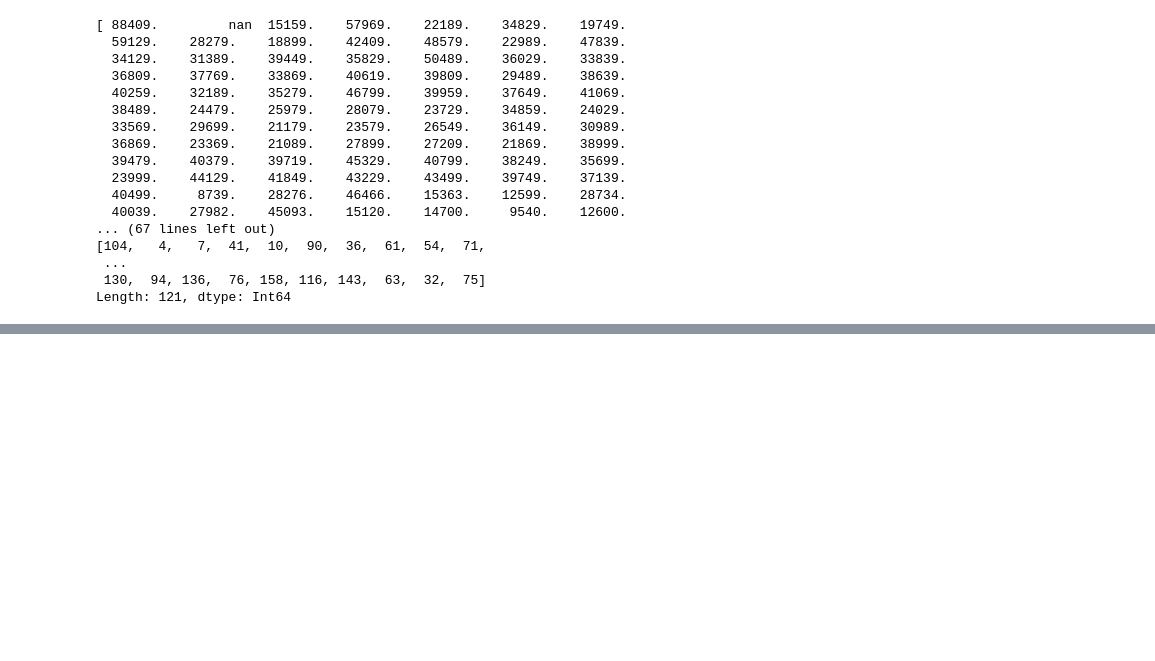
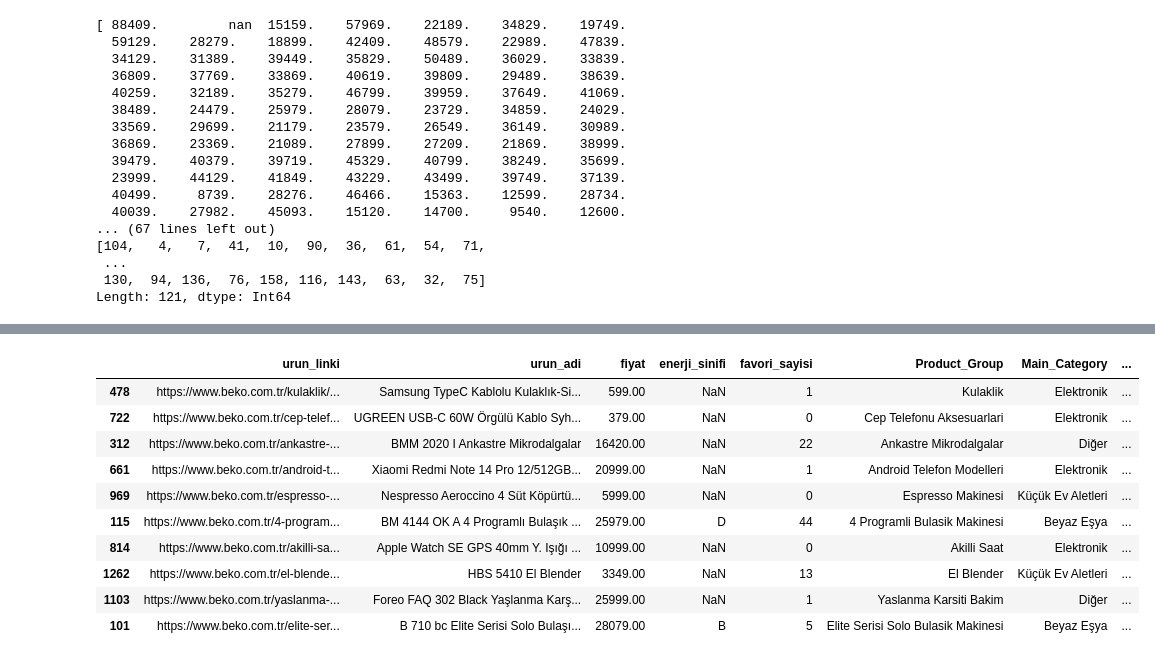
Before and after one commit to betultgumus/ybst-veri-bilimi, a Jupyter notebook: beko/notebooks/1_veri_temizleme.ipynb, the cells around one changed output, grey strips where cells are left out. Drawn from its saved outputs; the diff is of its cells as text; code cells hidden in the pictures; blank space fills up the shorter version.

Commit message:
beko ve sikayet var veriler düzenlendi

```diff
--- a/beko/notebooks/1_veri_temizleme.ipynb
+++ b/beko/notebooks/1_veri_temizleme.ipynb
@@ -381,0 +735,2 @@ df.head()
+# %%
+df.drop(columns=['teknik_ozellikler', 'teknik_ozellikler_dict'], inplace=True)
@@ -381,0 +1163,38 @@ df.head()
+# %%
+# Su Hazanesi - Su Tankı
+
+def kapasite_duzelt(deger):
+    if pd.isna(deger):
+        return deger
+
+    # Sayıyı ve birimi ayırmak için regex (Örn: "350 mL" içinden 350'yi ve mL'yi alır)
+    deger_str = str(deger).lower().replace(',', '.')
+    sayi_ara = re.search(r"(\d+\.?\d*)", deger_str)
+
+    if sayi_ara:
+        sayi = float(sayi_ara.group(1))
+        # Eğer birim mL ise 1000'e bölerek Litre'ye çevir
+        if 'ml' in deger_str:
+            return sayi / 1000
+        # Diğer durumlarda (Litre varsayıyoruz) sayıyı olduğu gibi bırak
+        return sayi
+    return np.nan
+
+# 1. ADIM: Mevcut 'Su Tankı Kapasitesi'ni sayısallaştır ve mL -> L dönüşümü yap
+df['Su Tankı Kapasitesi'] = df['Su Tankı Kapasitesi'].apply(kapasite_duzelt)
+
+# 2. ADIM: Diğer sütun olan 'Soğuk su tank kapasitesi (L)' için de aynısını yap ve birleştir
+if 'Soğuk su tank kapasitesi (L)' in df.columns:
+    df['Soğuk su tank kapasitesi (L)'] = df['Soğuk su tank kapasitesi (L)'].apply(kapasite_duzelt)
+
+    # Ana sütunu yedek sütunla doldur
+    df['Su Tankı Kapasitesi'] = df['Su Tankı Kapasitesi'].fillna(df['Soğuk su tank kapasitesi (L)'])
+
+    # İşi biten yedek sütunu sil
+    df = df.drop(columns=['Soğuk su tank kapasitesi (L)'])
+
+print("Birimler Standardize Edildi!")
+print("-" * 40)
+print(f"Su Tankı Kapasitesi sütunu artık 'Litre' cinsinden sayısal değerler içeriyor.")
+print(f"Örnek Değerler: {df['Su Tankı Kapasitesi'].dropna().unique()[:5]}")
+print(f"Toplam Dolu Satır: {df['Su Tankı Kapasitesi'].notnull().sum()}")
@@ -381,0 +1642,17 @@ df.head()
+# %%
+pd.set_option('display.max_columns', None)
+pd.set_option('display.width', None)
+
+df.sample(10, random_state=42)
+# %% [output]
+|  | urun_linki | urun_adi | fiyat | enerji_sinifi | favori_sayisi | Product_Group | Main_Category | ... |
+| 478 | https://www.beko.com.tr/kulaklik/... | Samsung TypeC Kablolu Kulaklık-Si... | 599.00 | NaN | 1 | Kulaklik | Elektronik | ... |
+| 722 | https://www.beko.com.tr/cep-telef... | UGREEN USB-C 60W Örgülü Kablo Syh... | 379.00 | NaN | 0 | Cep Telefonu Aksesuarlari | Elektronik | ... |
+| 312 | https://www.beko.com.tr/ankastre-... | BMM 2020 I Ankastre Mikrodalgalar | 16420.00 | NaN | 22 | Ankastre Mikrodalgalar | Diğer | ... |
+| 661 | https://www.beko.com.tr/android-t... | Xiaomi Redmi Note 14 Pro 12/512GB... | 20999.00 | NaN | 1 | Android Telefon Modelleri | Elektronik | ... |
+| 969 | https://www.beko.com.tr/espresso-... | Nespresso Aeroccino 4 Süt Köpürtü... | 5999.00 | NaN | 0 | Espresso Makinesi | Küçük Ev Aletleri | ... |
+| 115 | https://www.beko.com.tr/4-program... | BM 4144 OK A 4 Programlı Bulaşık ... | 25979.00 | D | 44 | 4 Programli Bulasik Makinesi | Beyaz Eşya | ... |
+| 814 | https://www.beko.com.tr/akilli-sa... | Apple Watch SE GPS 40mm Y. Işığı ... | 10999.00 | NaN | 0 | Akilli Saat | Elektronik | ... |
+| 1262 | https://www.beko.com.tr/el-blende... | HBS 5410 El Blender | 3349.00 | NaN | 13 | El Blender | Küçük Ev Aletleri | ... |
+| 1103 | https://www.beko.com.tr/yaslanma-... | Foreo FAQ 302 Black Yaşlanma Karş... | 25999.00 | NaN | 1 | Yaslanma Karsiti Bakim | Diğer | ... |
+| 101 | https://www.beko.com.tr/elite-ser... | B 710 bc Elite Serisi Solo Bulaşı... | 28079.00 | B | 5 | Elite Serisi Solo Bulasik Makinesi | Beyaz Eşya | ... |
```
Also changed, not shown: parts of 43 cells of this notebook.
